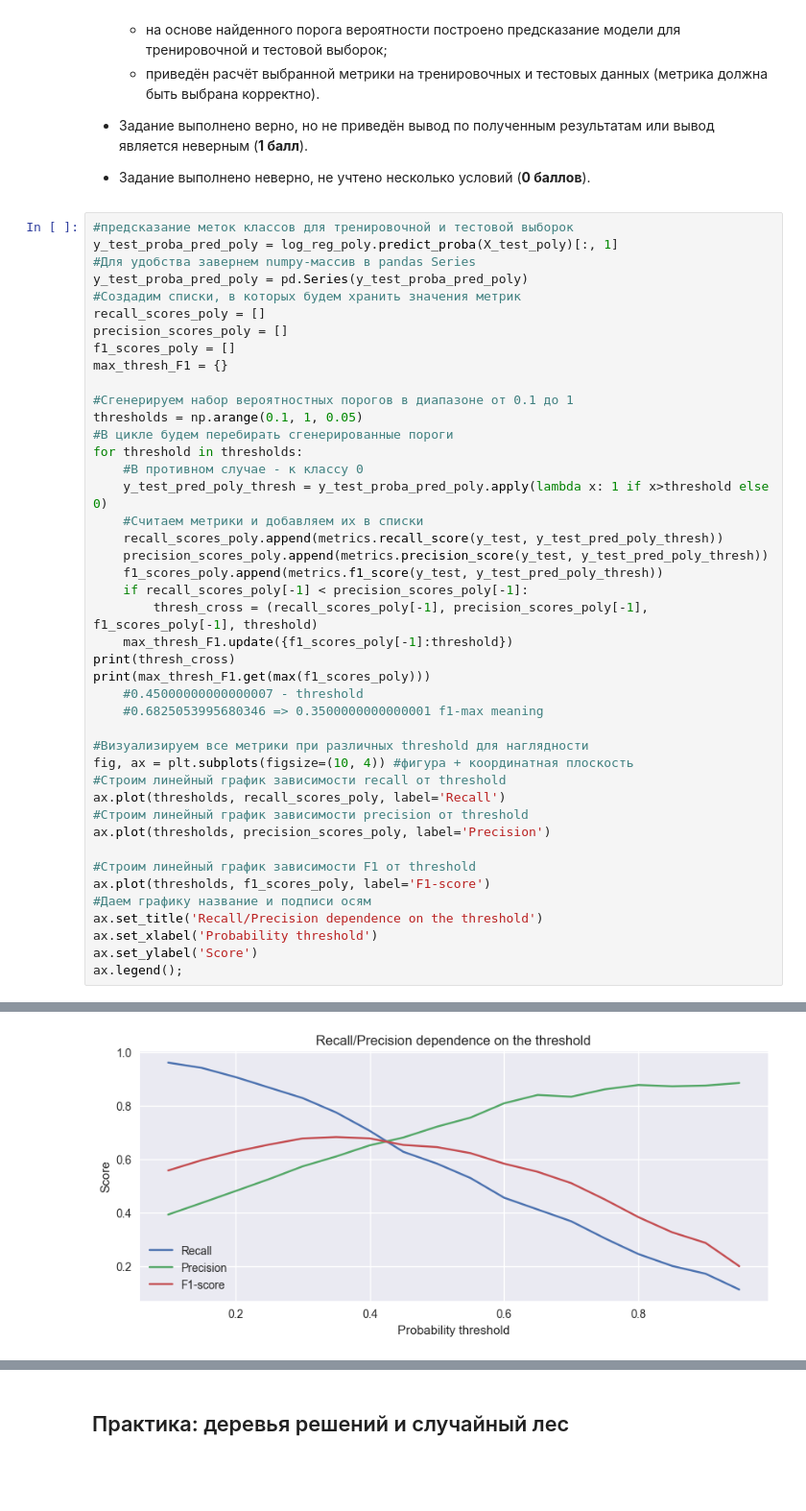
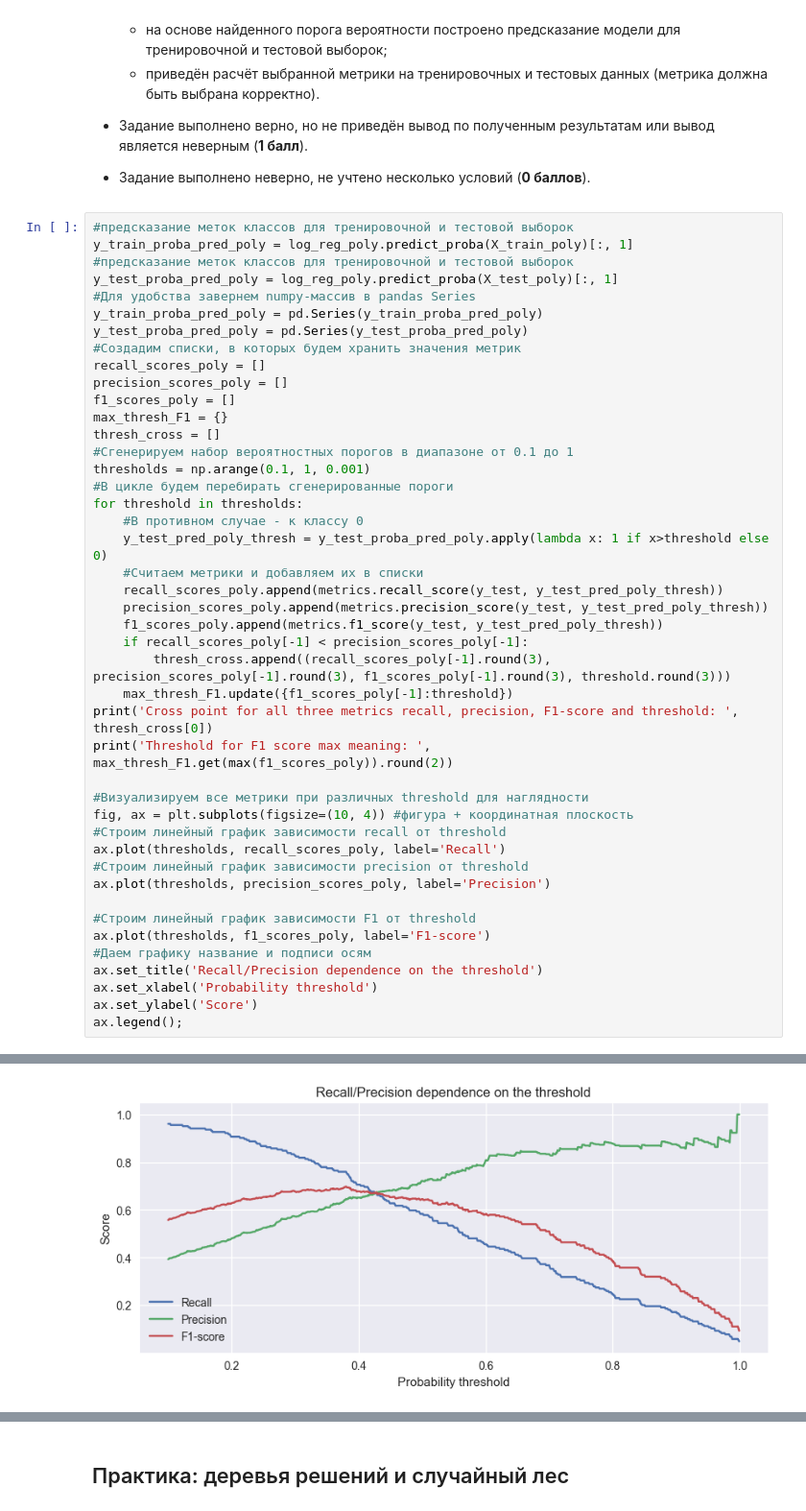
Before and after one commit to Lepnik/data_science_lnv, a Jupyter notebook: ML/ML-3/ML-3._Практика._Ноутбук-Lepnik.ipynb, the cells around one changed output, grey strips where cells are left out. Shown at 96% size. Saved outputs shown, nothing was run; the diff lists cells and outputs as text; blank space fills up the shorter version.

```diff
--- a/ML/ML-3/ML-3._Практика._Ноутбук-Lepnik.ipynb
+++ b/ML/ML-3/ML-3._Практика._Ноутбук-Lepnik.ipynb
@@ -664,18 +660,21 @@ for threshold in thresholds:
 - Задание выполнено верно, но не приведён вывод по полученным результатам или вывод является неверным (**1 балл**).
 - Задание выполнено неверно, не учтено несколько условий (**0 баллов**).
 # %%
+#предсказание меток классов для тренировочной и тестовой выборок
+y_train_proba_pred_poly = log_reg_poly.predict_proba(X_train_poly)[:, 1]
 #предсказание меток классов для тренировочной и тестовой выборок
 y_test_proba_pred_poly = log_reg_poly.predict_proba(X_test_poly)[:, 1]
 #Для удобства завернем numpy-массив в pandas Series
+y_train_proba_pred_poly = pd.Series(y_train_proba_pred_poly)
 y_test_proba_pred_poly = pd.Series(y_test_proba_pred_poly)
 #Создадим списки, в которых будем хранить значения метрик
 recall_scores_poly = []
 precision_scores_poly = []
 f1_scores_poly = []
 max_thresh_F1 = {}
-
+thresh_cross = []
 #Сгенерируем набор вероятностных порогов в диапазоне от 0.1 до 1
-thresholds = np.arange(0.1, 1, 0.05)
+thresholds = np.arange(0.1, 1, 0.001)
 #В цикле будем перебирать сгенерированные пороги
 for threshold in thresholds:
     #В противном случае - к классу 0
@@ -685,12 +684,10 @@ for threshold in thresholds:
     precision_scores_poly.append(metrics.precision_score(y_test, y_test_pred_poly_thresh))
     f1_scores_poly.append(metrics.f1_score(y_test, y_test_pred_poly_thresh))
     if recall_scores_poly[-1] < precision_scores_poly[-1]:
-        thresh_cross = (recall_scores_poly[-1], precision_scores_poly[-1], f1_scores_poly[-1], threshold)
+        thresh_cross.append((recall_scores_poly[-1].round(3), precision_scores_poly[-1].round(3), f1_scores_poly[-1].round(3), threshold.round(3)))
     max_thresh_F1.update({f1_scores_poly[-1]:threshold})
-print(thresh_cross)
-print(max_thresh_F1.get(max(f1_scores_poly)))
-    #0.45000000000000007 - threshold
-    #0.6825053995680346 => 0.3500000000000001 f1-max meaning
+print('Cross point for all three metrics recall, precision, F1-score and threshold: ', thresh_cross[0])
+print('Threshold for F1 score max meaning: ', max_thresh_F1.get(max(f1_scores_poly)).round(2))
 
 #Визуализируем все метрики при различных threshold для наглядности
 fig, ax = plt.subplots(figsize=(10, 4)) #фигура + координатная плоскость
@@ -712,4 +709,4 @@ ax.legend();
-[figure, old version]
+[figure, new version]
 # %% [markdown]
 Что мы видим на графике?
 
```
Also changed, not shown: parts of 12 cells of this notebook.
